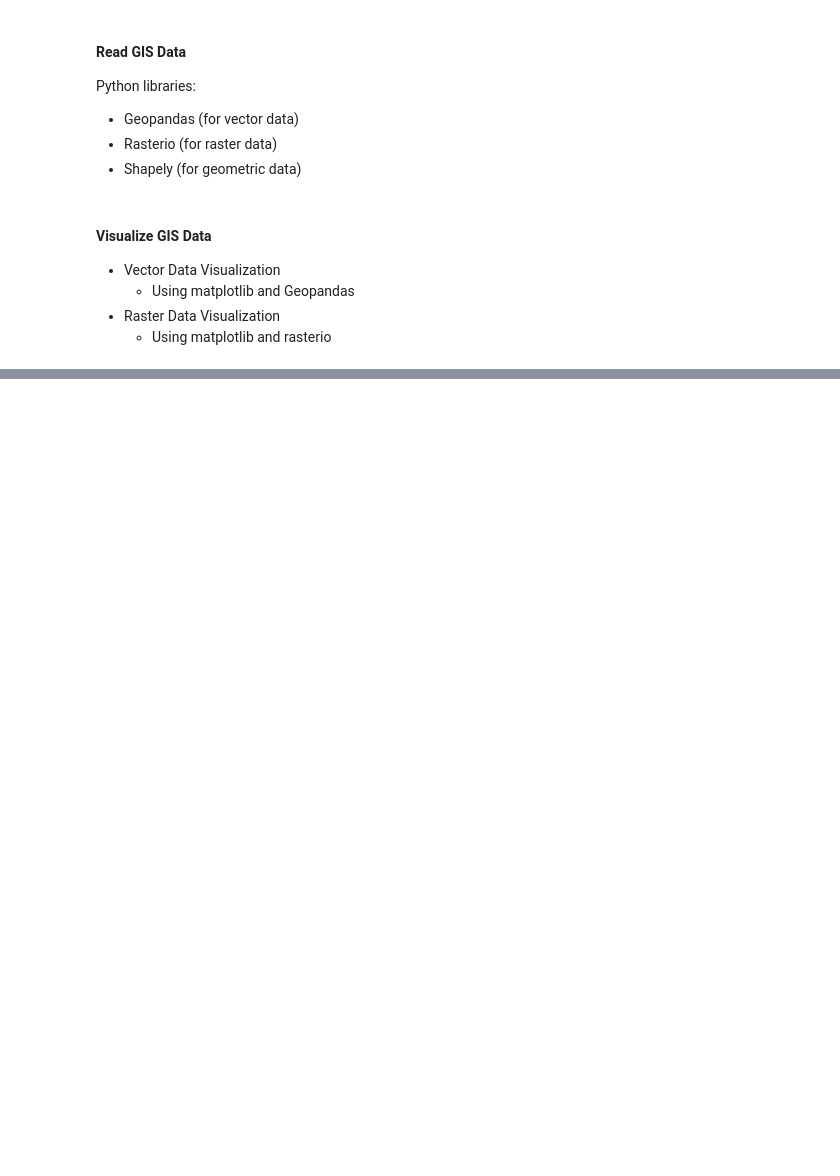
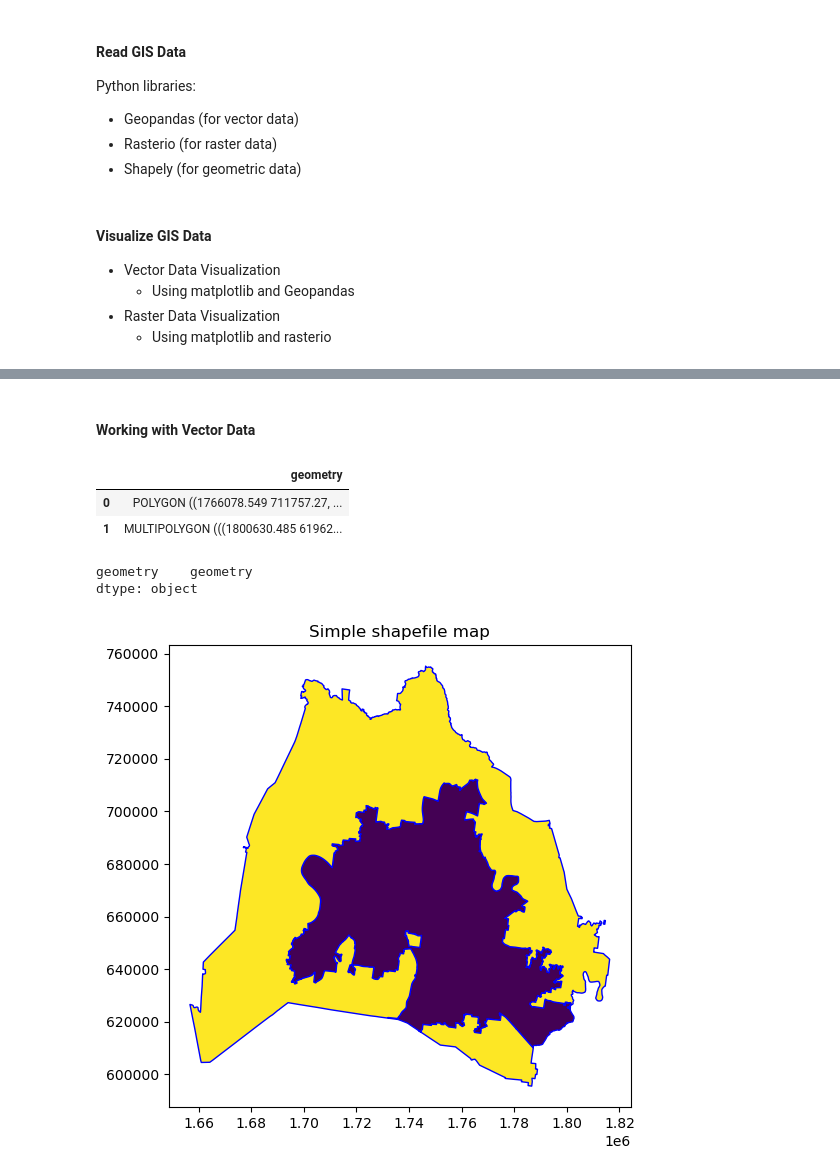
Before and after one commit to anita00001/DataScience-and-ML, a Jupyter notebook: Phase_1/Section_3/Day_003/gis.ipynb, the cells around one changed output, grey strips where cells are left out. Cells and saved outputs as stored; diff of their text form; code cells hidden in the pictures; blank space fills up the shorter version.

Commit message:
GIS- Vector/Raster Visualization

```diff
--- a/Phase_1/Section_3/Day_003/gis.ipynb
+++ b/Phase_1/Section_3/Day_003/gis.ipynb
@@ -59,0 +84,2 @@ Python libraries:
+# %% [markdown]
+#### Working with Vector Data
@@ -59,0 +89,27 @@ Python libraries:
+# %%
+# Load a shapefile data
+path = r"gis-data/ServiceDistricts.shp"
+# Reading a shapefile data
+gdf = gpd.read_file(path)
+
+# .shx has index while .shp is the original file with the geolocations stored.
+# %%
+gdf.head()
+# %% [output]
+|  | geometry |
+| 0 | POLYGON ((1766078.549 711757.27, ... |
+| 1 | MULTIPOLYGON (((1800630.485 61962... |
+# %%
+# check the data types
+gdf.dtypes
+# %% [output]
+geometry    geometry
+dtype: object
+# %%
+# plot the shapefile data
+# gdf.plot()
+gdf.plot(figsize=(10,6), edgecolor = 'b', cmap="viridis")
+plt.title("Simple shapefile map")
+plt.show()
+# %% [output]
+[figure, added]
```
Also changed, not shown: parts of 21 cells of this notebook, 6 other files.
